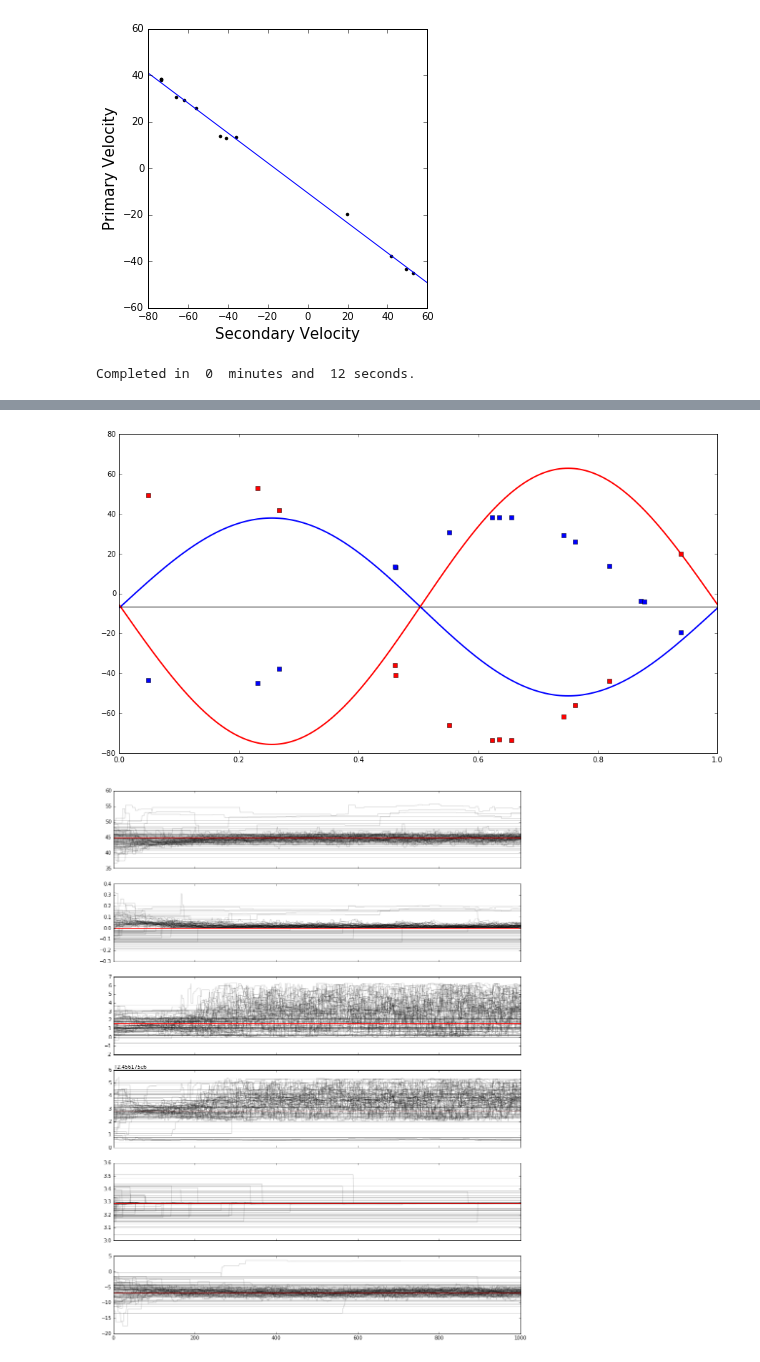
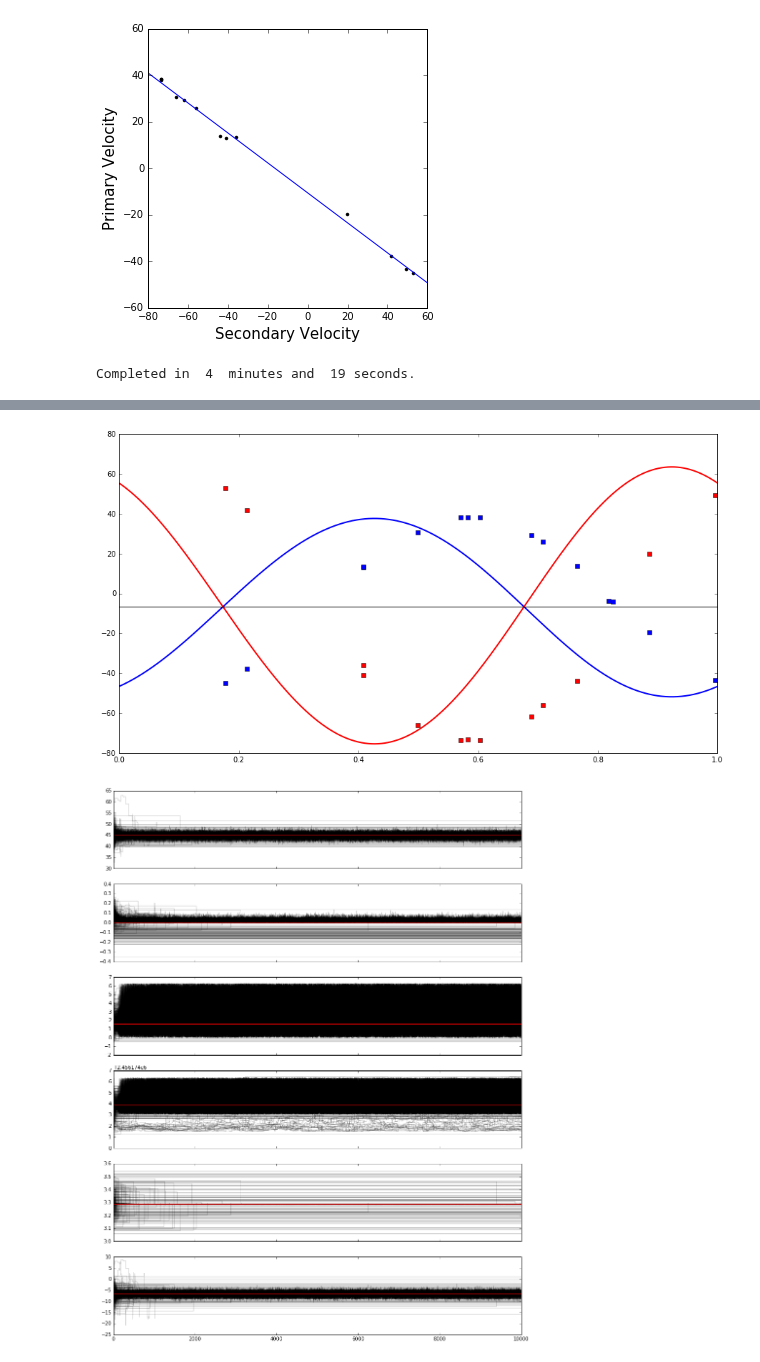
Before and after one commit to jacob-i-skinner/Orbit-Fitting, a Jupyter notebook: Systems/2M17204248+4205070/2M17204248+4205070.ipynb, the cells around one changed output, grey strips where cells are left out. Drawn from its saved outputs; the diff is of its cells as text; code cells hidden in the pictures.

```diff
--- a/Systems/2M17204248+4205070/2M17204248+4205070.ipynb
+++ b/Systems/2M17204248+4205070/2M17204248+4205070.ipynb
@@ -18,6 +18,7 @@ JD, RVp, RVs = [datum[0] for datum in system], [datum[1] for datum in system], [
 JDp, JDs     = JD, JD
 samples      = 1000
 max_period   = 10
+ndim, nwalkers, nsteps = 6, 400, 10000
 
 #define-functions------------------------------------------------------------------------------------------------#
 
@@ -116,9 +117,6 @@ t0 = time.time()
 #constrain parameters
 lower_bounds = [0, 0, 0, JD[0]+((JD[-1]-JD[0])/2)-0.75*3.289, 3.28, -40]
 upper_bounds = [100, 0.9, 2*np.pi, JD[0]+((JD[-1]-JD[0])/2)+0.75*3.289, 3.298, 20]
-
-#set dimensionality and walker number
-ndim, nwalkers, nsteps = 6, 100, 1000
 
 initial_guess = initialGuess(lower_bounds, upper_bounds, JDp, RVp)
 
@@ -146,12 +144,12 @@ for i in range(0, nwalkers-1):
     position[i][1] = initial_guess[1] + 0.1*np.random.randn(1) #e
     position[i][2] = initial_guess[2] + 1  *np.random.randn(1) #w
     position[i][3] = initial_guess[3] +     np.random.randn(1) #T
-    position[i][4] = initial_guess[4] +0.1*np.random.randn(1) #P
+    position[i][4] = initial_guess[4] + 0.1*np.random.randn(1) #P
     position[i][5] = initial_guess[5] + 3  *np.random.randn(1) #y
 
 #create the sampler object and do the walk
 sampler = emcee.EnsembleSampler(nwalkers, ndim, probability,
-                                args=(mass_ratio, RVp, RVs, lower_bounds, upper_bounds), threads = 1)
+                                args=(mass_ratio, RVp, RVs, lower_bounds, upper_bounds), threads = 4)
 sampler.run_mcmc(position, nsteps)
 
 #save the results of the walk
@@ -199,4 +197,4 @@ plt.savefig('walk_results.png')
 t = time.time()
 print('Completed in ', int((t-t0)/60), ' minutes and ', int(((t-t0)/60-int((t-t0)/60))*60), 'seconds.')
 # %% [output]
-Completed in  0  minutes and  12 seconds.
+Completed in  4  minutes and  19 seconds.
@@ -204,5 +202,5 @@ Completed in  0  minutes and  12 seconds.
-[figure, old version]
+[figure, new version]
-[figure, old version]
+[figure, new version]
 # %%
 #no e MCMC
 
```
Also changed, not shown: parts of 3 cells of this notebook, 16 other files.
